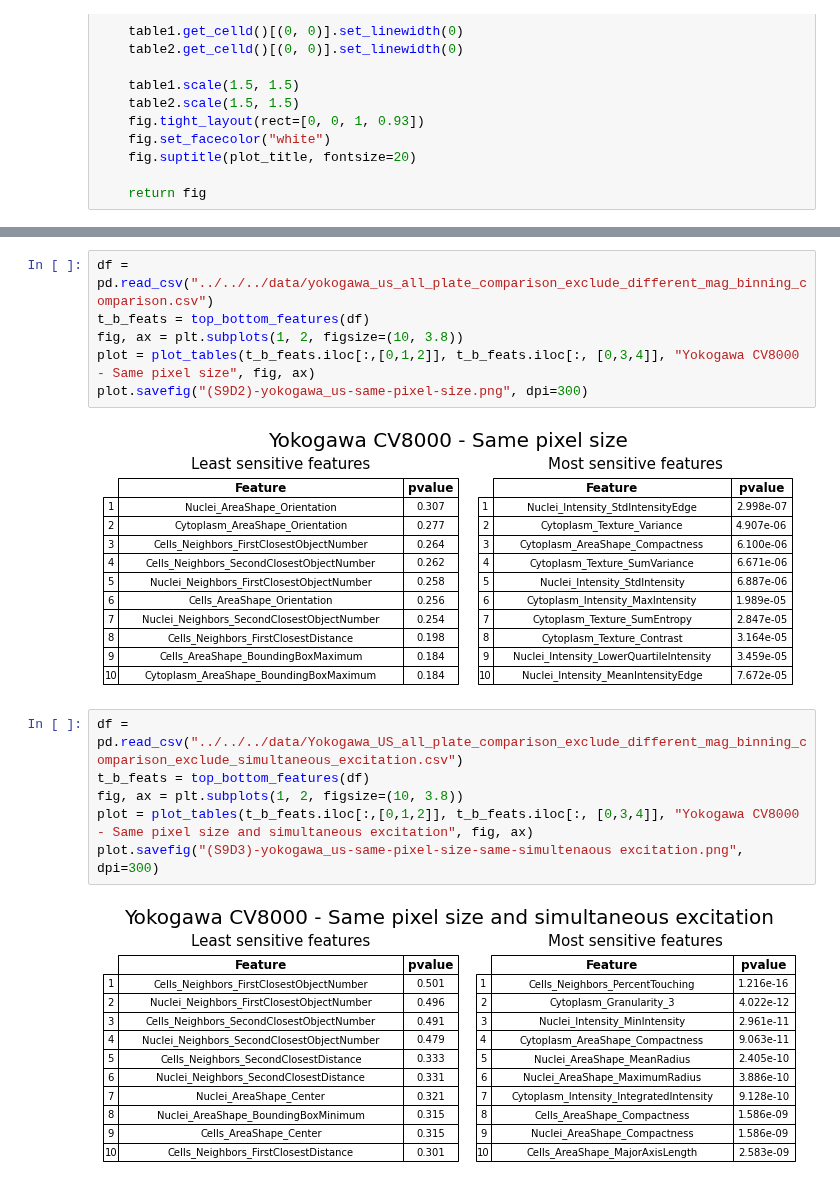
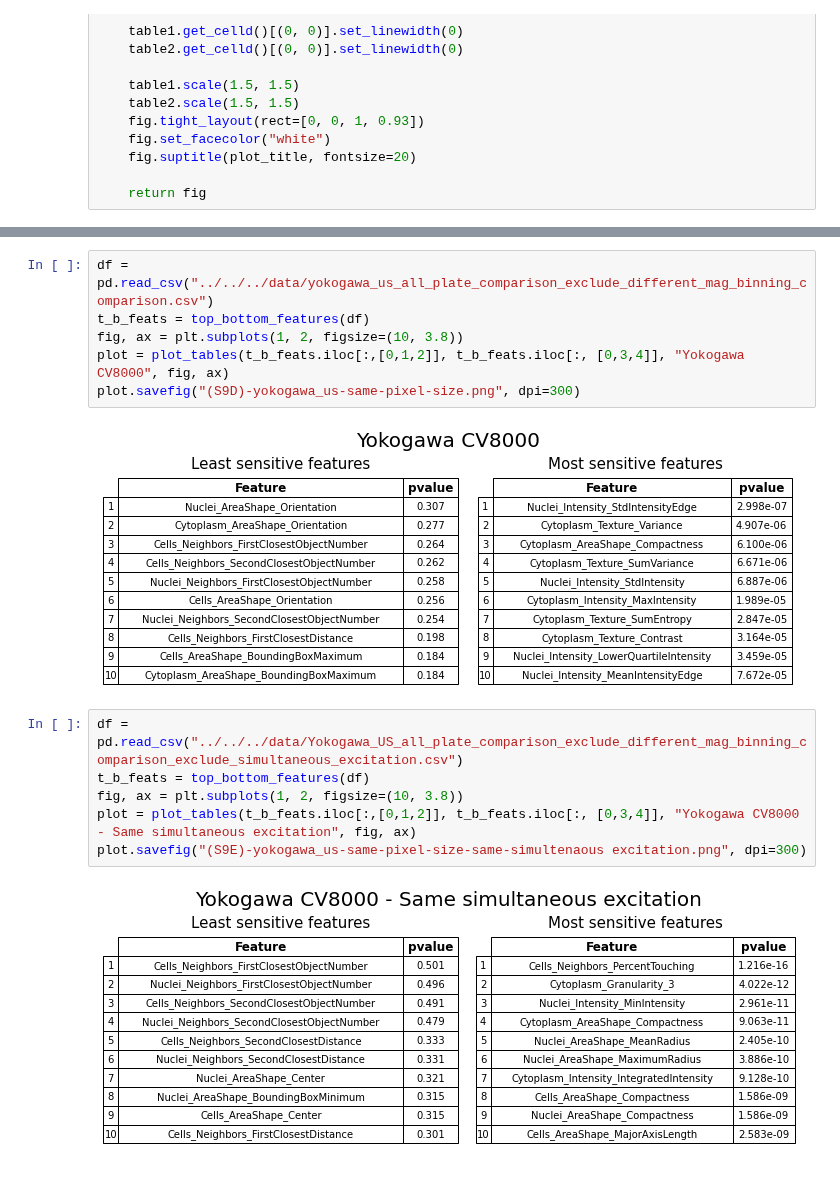
Before and after one commit to jump-cellpainting/jump-scope-analysis, a Jupyter notebook: notebooks/figures/supplementary/FigureS9.ipynb, the cells around one changed output, grey strips where cells are left out. Drawn from its saved outputs; the diff is of its cells as text.

```diff
--- a/notebooks/figures/supplementary/FigureS9.ipynb
+++ b/notebooks/figures/supplementary/FigureS9.ipynb
@@ -155,15 +155,15 @@ plot.savefig("(S9D1)-yokogawa_us-across-pixel-size.png", dpi=300)
 df = pd.read_csv("../../../data/yokogawa_us_all_plate_comparison_exclude_different_mag_binning_comparison.csv")
 t_b_feats = top_bottom_features(df)
 fig, ax = plt.subplots(1, 2, figsize=(10, 3.8))
-plot = plot_tables(t_b_feats.iloc[:,[0,1,2]], t_b_feats.iloc[:, [0,3,4]], "Yokogawa CV8000 - Same pixel size", fig, ax)
-plot.savefig("(S9D2)-yokogawa_us-same-pixel-size.png", dpi=300)
+plot = plot_tables(t_b_feats.iloc[:,[0,1,2]], t_b_feats.iloc[:, [0,3,4]], "Yokogawa CV8000", fig, ax)
+plot.savefig("(S9D)-yokogawa_us-same-pixel-size.png", dpi=300)
 # %% [output]
-[figure, old version]
+[figure, new version]
 # %%
 df = pd.read_csv("../../../data/Yokogawa_US_all_plate_comparison_exclude_different_mag_binning_comparison_exclude_simultaneous_excitation.csv")
 t_b_feats = top_bottom_features(df)
 fig, ax = plt.subplots(1, 2, figsize=(10, 3.8))
-plot = plot_tables(t_b_feats.iloc[:,[0,1,2]], t_b_feats.iloc[:, [0,3,4]], "Yokogawa CV8000 - Same pixel size and simultaneous excitation", fig, ax)
-plot.savefig("(S9D3)-yokogawa_us-same-pixel-size-same-simultenaous excitation.png", dpi=300)
+plot = plot_tables(t_b_feats.iloc[:,[0,1,2]], t_b_feats.iloc[:, [0,3,4]], "Yokogawa CV8000 - Same simultaneous excitation", fig, ax)
+plot.savefig("(S9E)-yokogawa_us-same-pixel-size-same-simultenaous excitation.png", dpi=300)
 # %% [output]
-[figure, old version]
+[figure, new version]
```
Also changed, not shown: parts of 7 cells of this notebook.
